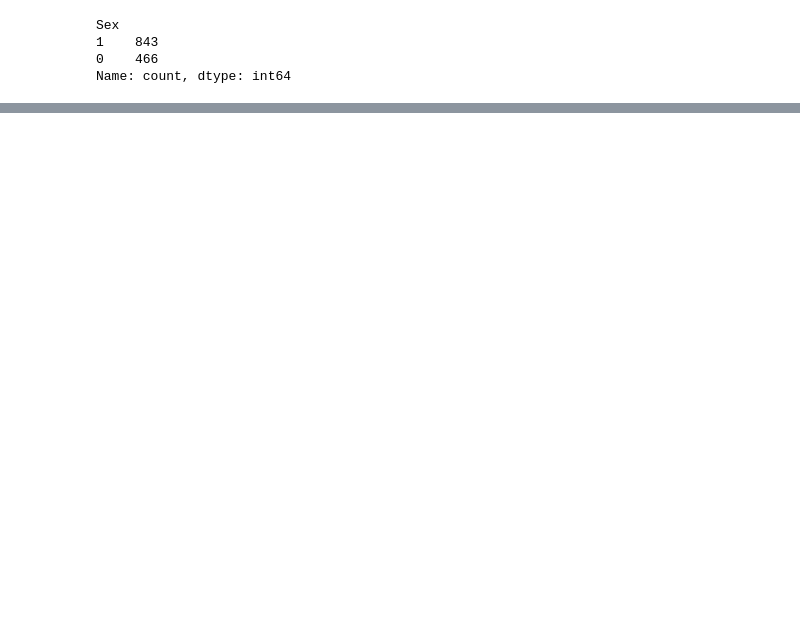
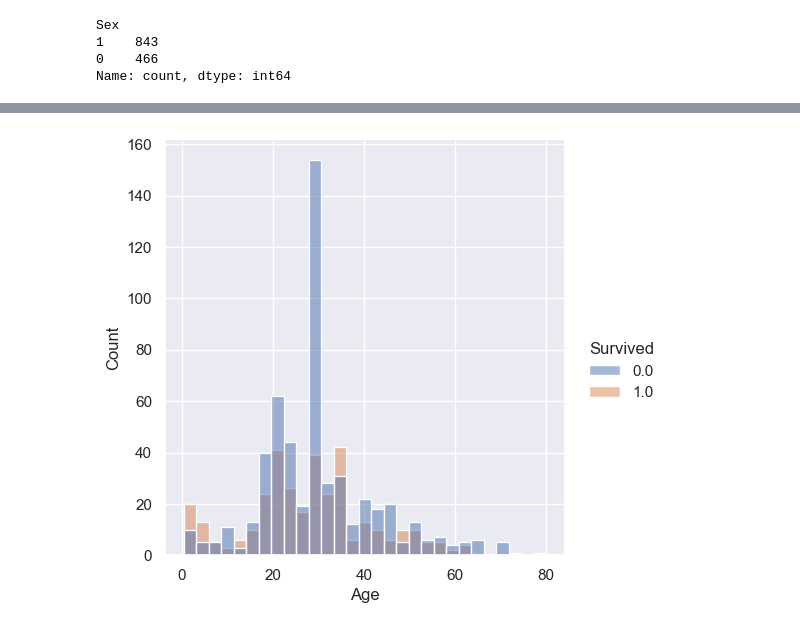
Before and after one commit to jihun5/jihun5, a Jupyter notebook: jupyter_project/타이타닉2.ipynb, the cells around one changed output, grey strips where cells are left out. Drawn from its saved outputs; the diff is of its cells as text; code cells hidden in the pictures; blank space fills up the shorter version.

```diff
--- a/jupyter_project/타이타닉2.ipynb
+++ b/jupyter_project/타이타닉2.ipynb
@@ -380,0 +465,11 @@ array(['Braund, Mr. Owen Harris',
+# %%
+# 결측값 확인 및 대체
+for title in data['Title'].unique():
+    # 결측값 개수 확인
+    print("%s 결측값 개수:" % title, data.loc[data['Title']==title, 'Age'].isnull().sum())
+    # 각 Title의 중간값으로 대체
+    age_med = data.loc[data['Title']==title, 'Age'].median()
+    data.loc[data['Title']==title, 'Age'] = data.loc[data['Title']==title, 'Age'].fillna(age_med)
+    # 결측값 처리 여부 확인
+print('\n')
+print("Age 열의 평균값 개수 :", data['Age'].isnull().sum())
@@ -380,0 +492,7 @@ array(['Braund, Mr. Owen Harris',
+# %%
+# Age의 분포
+sns.displot(x='Age', kind='hist', hue='Survived',
+            data=data[data['TrainSplit']=='Train'])
+plt.show()
+# %% [output]
+[figure, added]
```
Also changed, not shown: parts of 66 cells of this notebook, 7 other files.
